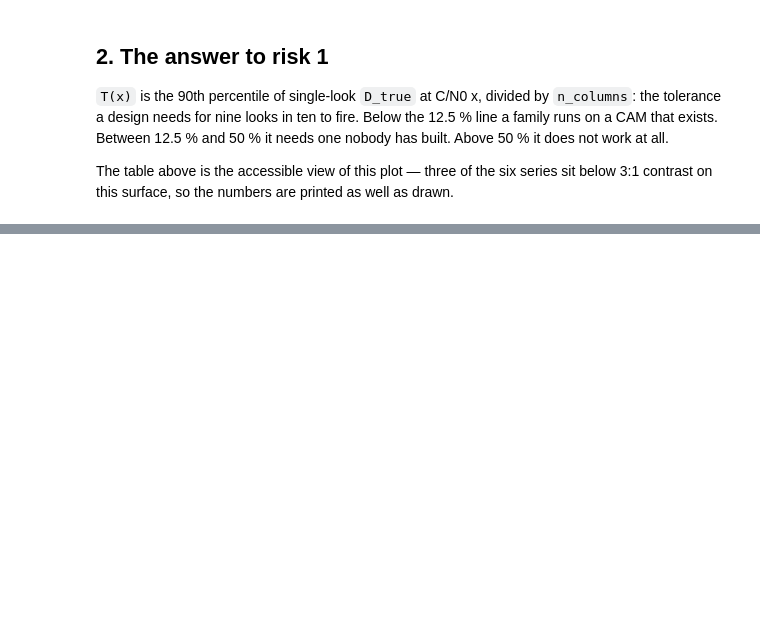
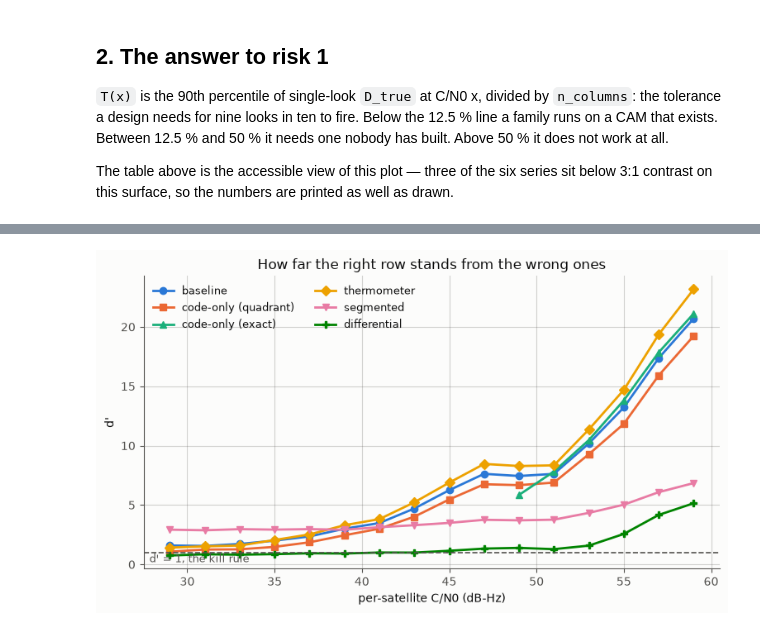
Before and after one commit to rechefe/hdcam-gps, a Jupyter notebook: notebooks/family_screen.ipynb, the cells around one changed output, grey strips where cells are left out. Saved outputs shown, nothing was run; the diff lists cells and outputs as text; code cells hidden in the pictures; blank space fills up the shorter version.

```diff
--- a/notebooks/family_screen.ipynb
+++ b/notebooks/family_screen.ipynb
@@ -132,18 +164,20 @@ baseline's.**
 # %%
 fig, ax = plt.subplots()
 for slot, (name, entry) in enumerate(families.items()):
     x, y = series(entry, "d_prime")
     ax.plot(x, y, color=PALETTE[slot], marker=MARKERS[slot],
             markersize=6, linewidth=2, label=name)
 
 ax.axhline(1.0, color=MUTED, linestyle="--", linewidth=1.2)
-ax.annotate("d' = 1, the kill rule", xy=(0.01, 1.0),
-            xycoords=("axes fraction", "data"), va="bottom", fontsize=9,
+ax.annotate("d' = 1, the kill rule", xy=(0.01, 0.95),
+            xycoords=("axes fraction", "data"), va="top", fontsize=9,
             color=MUTED)
 ax.set(xlabel="per-satellite C/N0 (dB-Hz)", ylabel="d'",
        title="How far the right row stands from the wrong ones")
 ax.legend(loc="upper left", frameon=False, fontsize=9, ncols=2)
 plt.show()
+# %% [output]
+[figure, added]
 # %%
 KILL_BIN = 45.0
 
```
Also changed, not shown: parts of 9 cells of this notebook, 2 other files.
